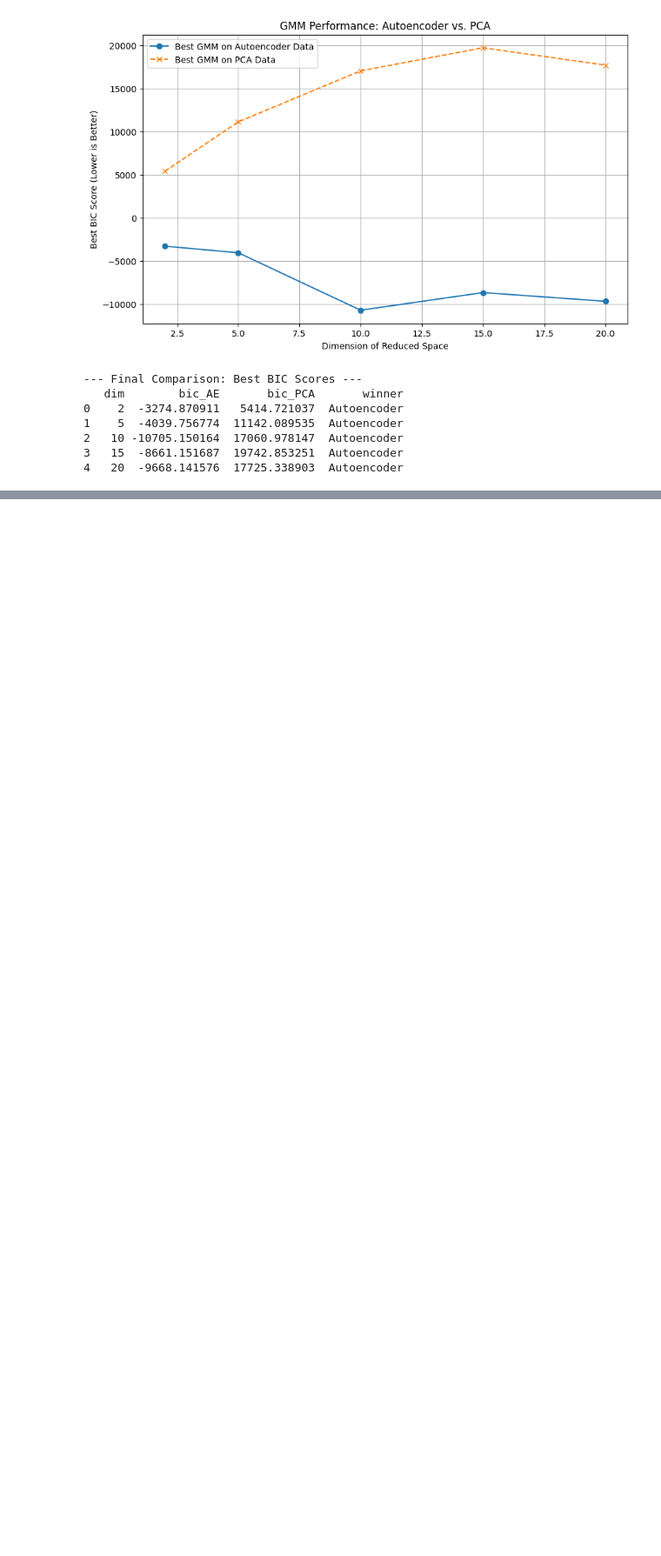
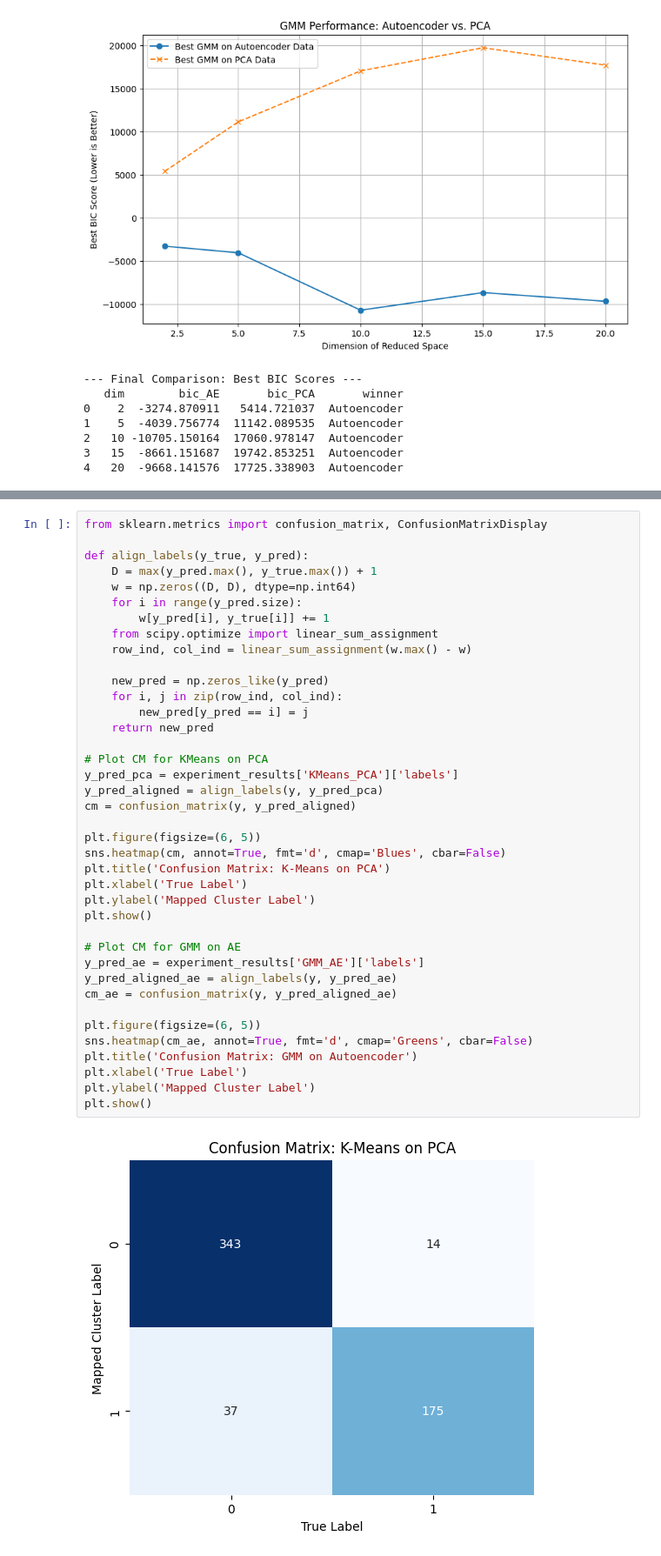
Before and after one commit to RofaeelWagdy/ML-Assignment-4, a Jupyter notebook: Main.ipynb, the cells around one changed output, grey strips where cells are left out. Shown at 87% size. Saved outputs shown, nothing was run; the diff lists cells and outputs as text; blank space fills up the shorter version.

```diff
--- a/Main.ipynb
+++ b/Main.ipynb
@@ -615,0 +868,41 @@ print(comparison_df)
+# %%
+from sklearn.metrics import confusion_matrix, ConfusionMatrixDisplay
+
+def align_labels(y_true, y_pred):
+    D = max(y_pred.max(), y_true.max()) + 1
+    w = np.zeros((D, D), dtype=np.int64)
+    for i in range(y_pred.size):
+        w[y_pred[i], y_true[i]] += 1
+    from scipy.optimize import linear_sum_assignment
+    row_ind, col_ind = linear_sum_assignment(w.max() - w)
+
+    new_pred = np.zeros_like(y_pred)
+    for i, j in zip(row_ind, col_ind):
+        new_pred[y_pred == i] = j
+    return new_pred
+
+# Plot CM for KMeans on PCA
+y_pred_pca = experiment_results['KMeans_PCA']['labels']
+y_pred_aligned = align_labels(y, y_pred_pca)
+cm = confusion_matrix(y, y_pred_aligned)
+
+plt.figure(figsize=(6, 5))
+sns.heatmap(cm, annot=True, fmt='d', cmap='Blues', cbar=False)
+plt.title('Confusion Matrix: K-Means on PCA')
+plt.xlabel('True Label')
+plt.ylabel('Mapped Cluster Label')
+plt.show()
+
+# Plot CM for GMM on AE
+y_pred_ae = experiment_results['GMM_AE']['labels']
+y_pred_aligned_ae = align_labels(y, y_pred_ae)
+cm_ae = confusion_matrix(y, y_pred_aligned_ae)
+
+plt.figure(figsize=(6, 5))
+sns.heatmap(cm_ae, annot=True, fmt='d', cmap='Greens', cbar=False)
+plt.title('Confusion Matrix: GMM on Autoencoder')
+plt.xlabel('True Label')
+plt.ylabel('Mapped Cluster Label')
+plt.show()
+# %% [output]
+[figure, added]
```
Also changed, not shown: parts of 8 cells of this notebook, 2 other files.
